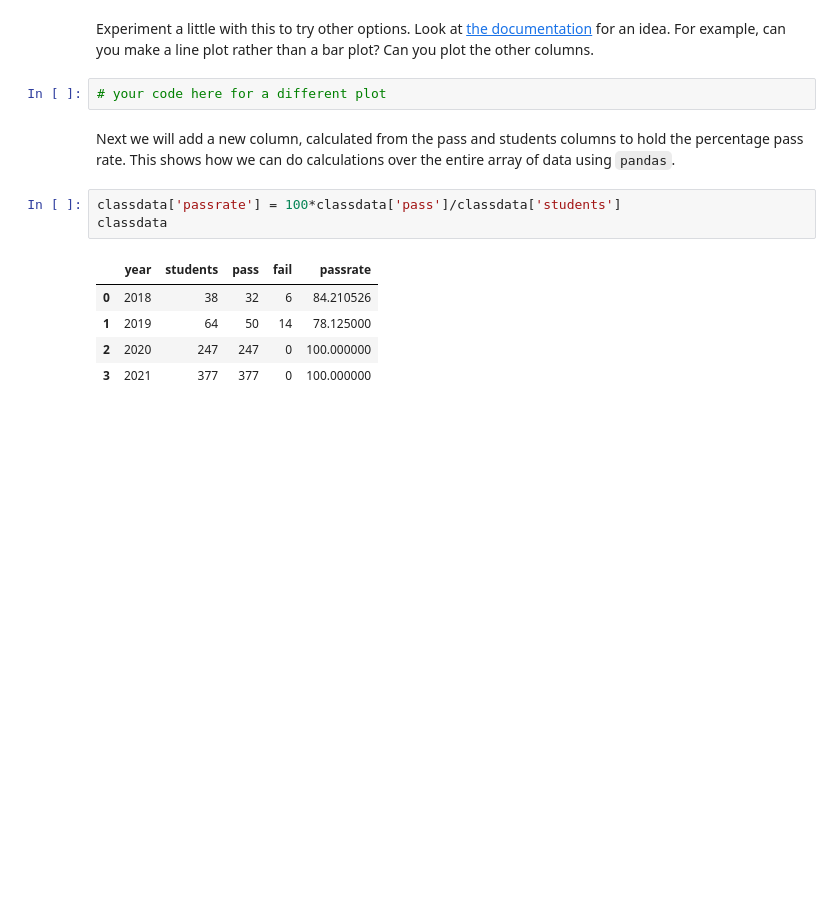
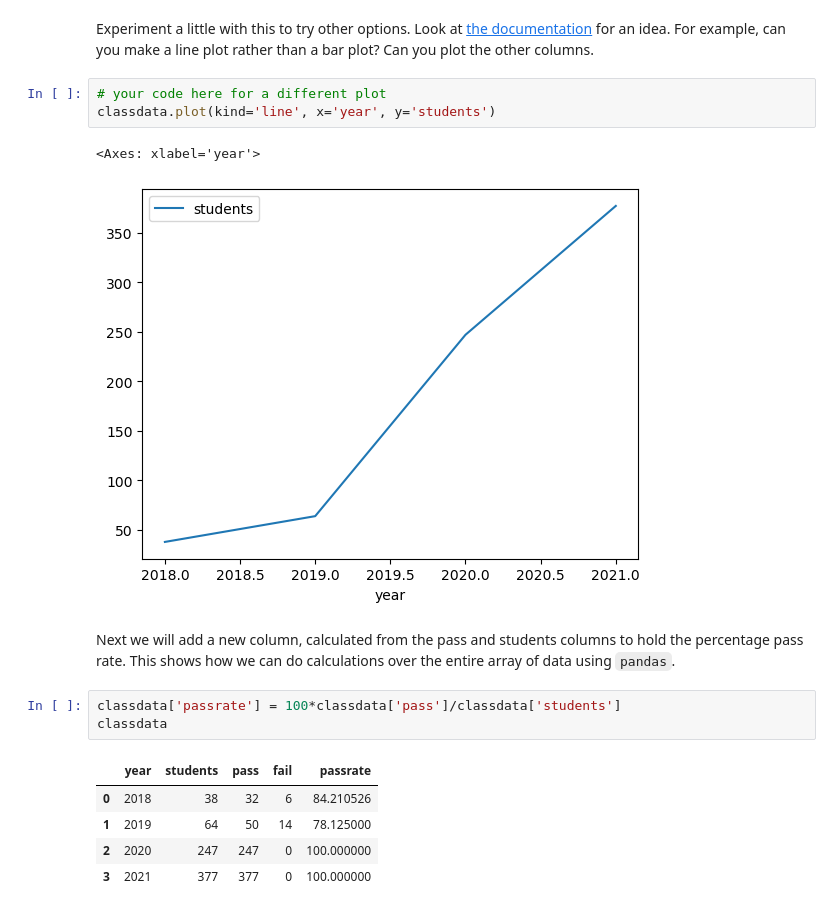
Before and after one commit to nwarraich/comp2200, a Jupyter notebook: Workshop Week 1 (1).ipynb, the cells around one changed output. Drawn from its saved outputs; the diff is of its cells as text; blank space fills up the shorter version.

```diff
--- a/Workshop Week 1 (1).ipynb
+++ b/Workshop Week 1 (1).ipynb
@@ -156,6 +177,10 @@ classdata.plot(kind='bar', x='year', y='students')
 Experiment a little with this to try other options. Look at [the documentation](https://pandas.pydata.org/pandas-docs/stable/user_guide/visualization.html) for an idea. For example, can you make a line plot rather than a bar plot? Can you plot the other columns.
 # %%
 # your code here for a different plot
+classdata.plot(kind='line', x='year', y='students')
+# %% [output]
+<Axes: xlabel='year'>
+[figure, added]
 # %% [markdown]
 Next we will add a new column, calculated from the pass and students columns to hold the percentage pass rate.  This shows how we can do calculations over the entire array of data using `pandas`.
 # %%
```
Also changed, not shown: parts of 4 cells of this notebook.
